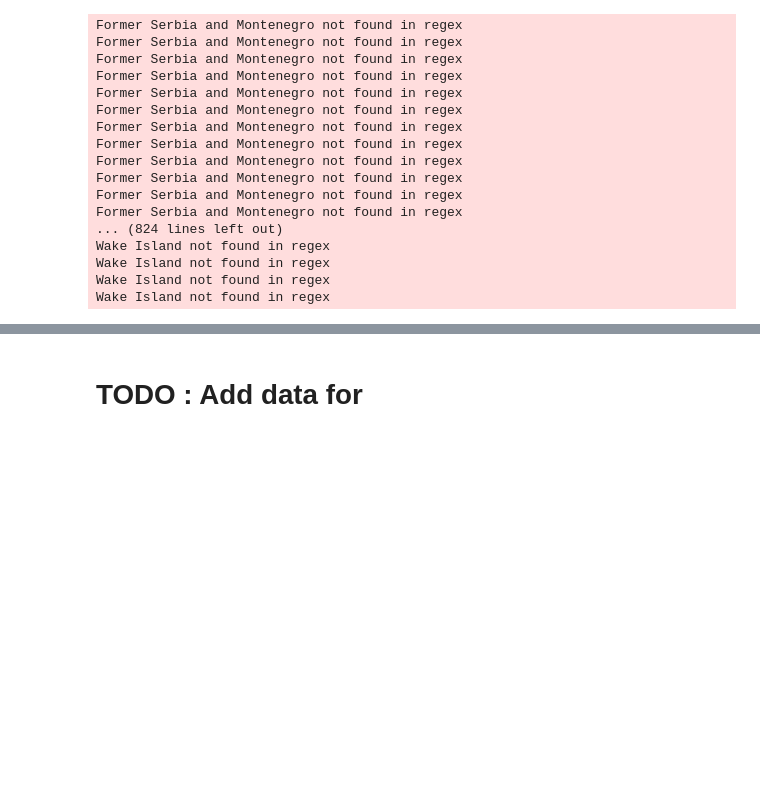
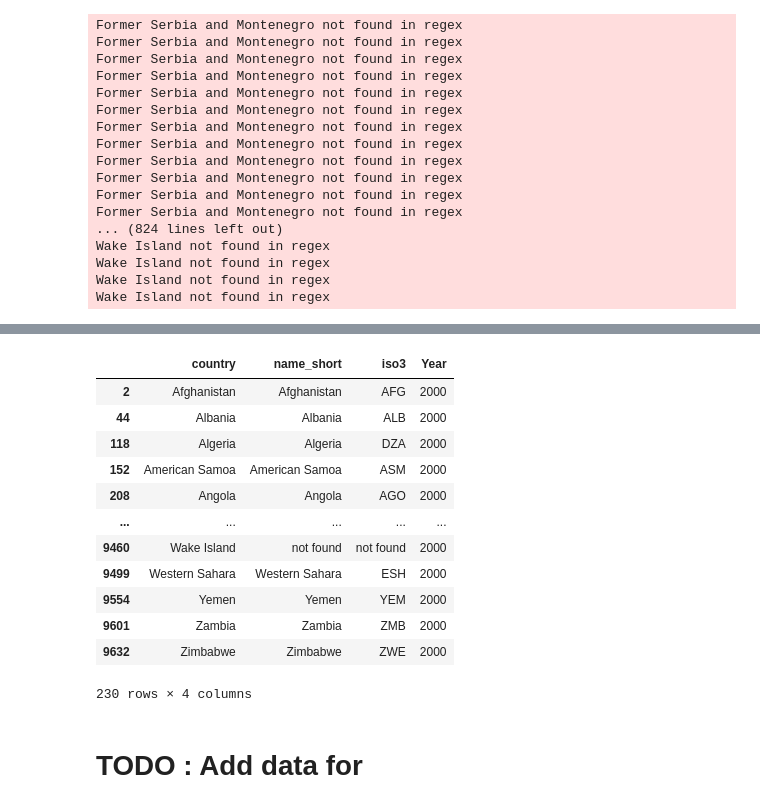
Before and after one commit to czFIRE/Visualisation_Energy_Statistics, a Jupyter notebook: project.ipynb, the cells around one changed output, grey strips where cells are left out. Saved outputs shown, nothing was run; the diff lists cells and outputs as text; code cells hidden in the pictures; blank space fills up the shorter version.

```diff
--- a/project.ipynb
+++ b/project.ipynb
@@ -325,3 +362,19 @@ Wake Island not found in regex
+# %%
+df_country_names[df_country_names["Year"] == 2000]
+# %% [output]
+|  | country | name_short | iso3 | Year |
+| 2 | Afghanistan | Afghanistan | AFG | 2000 |
+| 44 | Albania | Albania | ALB | 2000 |
+| 118 | Algeria | Algeria | DZA | 2000 |
+| 152 | American Samoa | American Samoa | ASM | 2000 |
+| 208 | Angola | Angola | AGO | 2000 |
+| ... | ... | ... | ... | ... |
+| 9460 | Wake Island | not found | not found | 2000 |
+| 9499 | Western Sahara | Western Sahara | ESH | 2000 |
+| 9554 | Yemen | Yemen | YEM | 2000 |
+| 9601 | Zambia | Zambia | ZMB | 2000 |
+| 9632 | Zimbabwe | Zimbabwe | ZWE | 2000 |
+230 rows × 4 columns
 # %% [markdown]
 # TODO : Add data for
 # %% [markdown]
```
Also changed, not shown: parts of 11 cells of this notebook.
